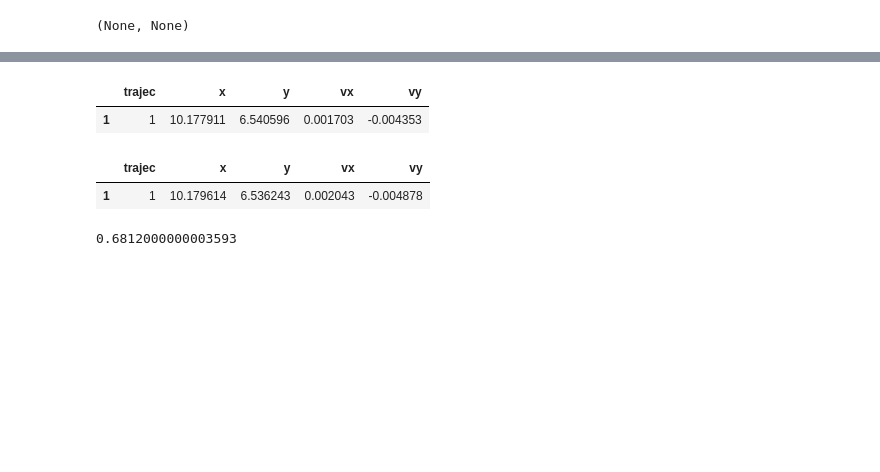
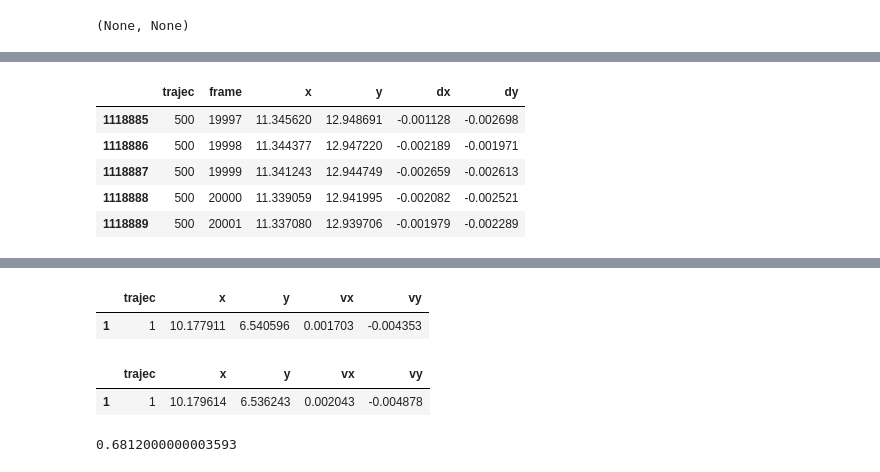
Before and after one commit to fvegar/Tracks, a Jupyter notebook: datos_ppp_v0.ipynb, the cells around one changed output, grey strips where cells are left out. Saved outputs shown, nothing was run; the diff lists cells and outputs as text; code cells hidden in the pictures; blank space fills up the shorter version.

```diff
--- a/datos_ppp_v0.ipynb
+++ b/datos_ppp_v0.ipynb
@@ -74,0 +138,9 @@ Number of trajectories: 518
+# %%
+tabla.tail()
+# %% [output]
+|  | trajec | frame | x | y | dx | dy |
+| 1118885 | 500 | 19997 | 11.345620 | 12.948691 | -0.001128 | -0.002698 |
+| 1118886 | 500 | 19998 | 11.344377 | 12.947220 | -0.002189 | -0.001971 |
+| 1118887 | 500 | 19999 | 11.341243 | 12.944749 | -0.002659 | -0.002613 |
+| 1118888 | 500 | 20000 | 11.339059 | 12.941995 | -0.002082 | -0.002521 |
+| 1118889 | 500 | 20001 | 11.337080 | 12.939706 | -0.001979 | -0.002289 |
```
Also changed, not shown: parts of 26 cells of this notebook.
